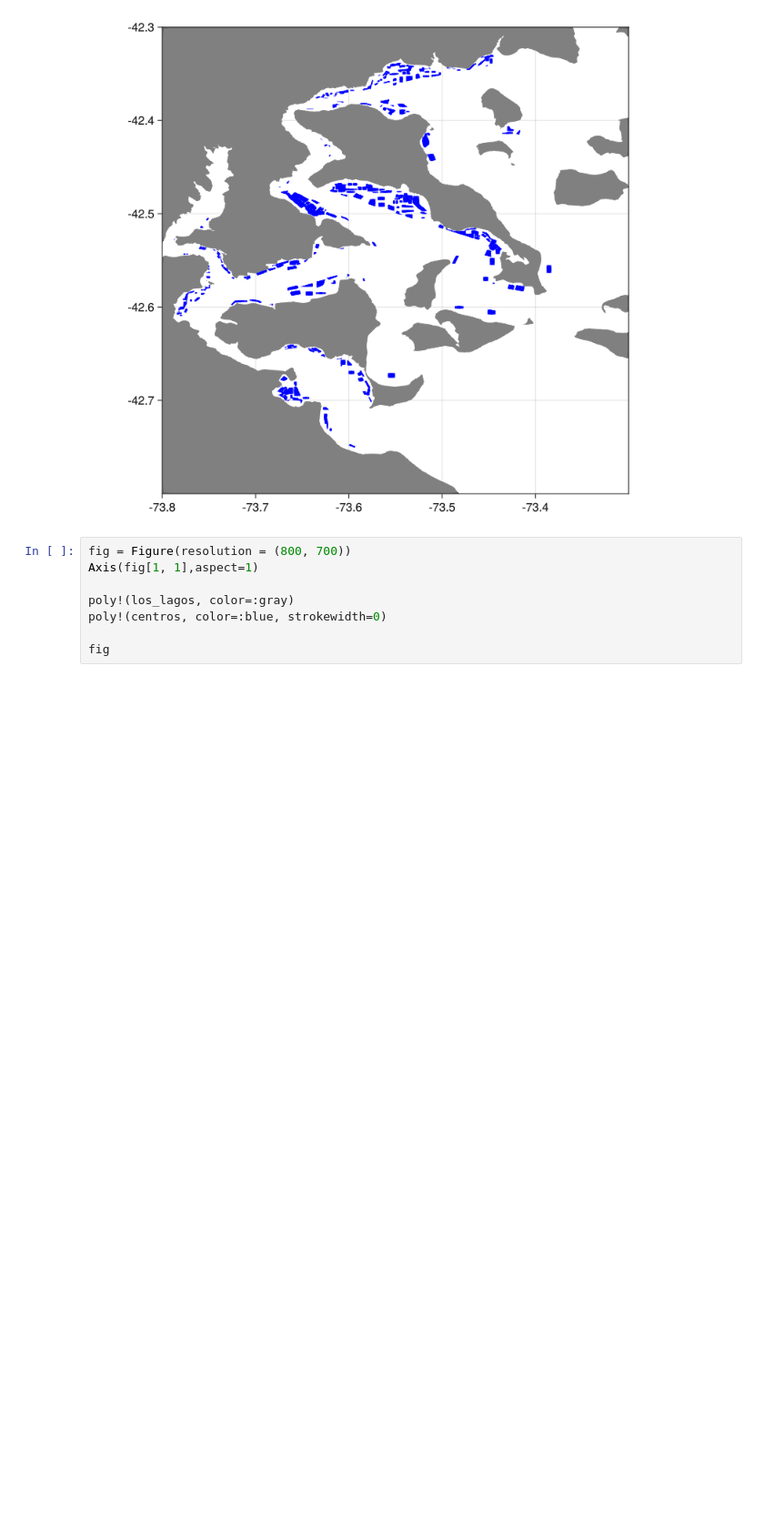
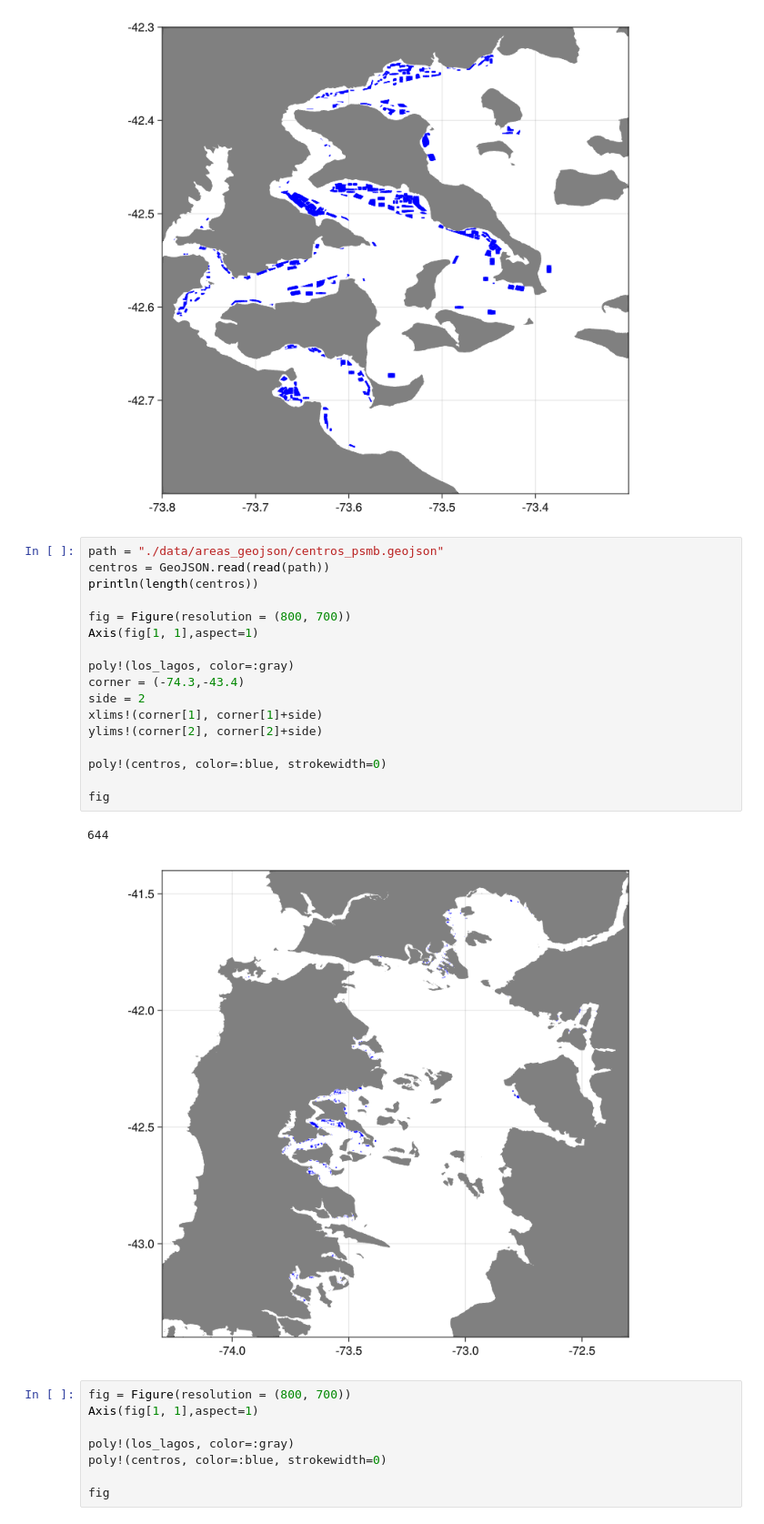
Before and after one commit to JoFeG/Datos-Tesis, a Jupyter notebook: mrsat/mrsat_geo_plots.ipynb, the cells around one changed output. Shown: that part at 91% size. Saved outputs shown, nothing was run; the diff lists cells and outputs as text; blank space fills up the shorter version.

```diff
--- a/mrsat/mrsat_geo_plots.ipynb
+++ b/mrsat/mrsat_geo_plots.ipynb
@@ -74,6 +74,26 @@ fig
 # %% [output]
 644
 [figure]
+# %%
+path = "./data/areas_geojson/centros_psmb.geojson"
+centros = GeoJSON.read(read(path))
+println(length(centros))
+
+fig = Figure(resolution = (800, 700))
+Axis(fig[1, 1],aspect=1)
+
+poly!(los_lagos, color=:gray)
+corner = (-74.3,-43.4)
+side = 2
+xlims!(corner[1], corner[1]+side)
+ylims!(corner[2], corner[2]+side)
+
+poly!(centros, color=:blue, strokewidth=0)
+
+fig
+# %% [output]
+644
+[figure, added]
 # %%
 fig = Figure(resolution = (800, 700))
 Axis(fig[1, 1],aspect=1)
```
Also changed, not shown: parts of 2 cells of this notebook, 2 other files.
